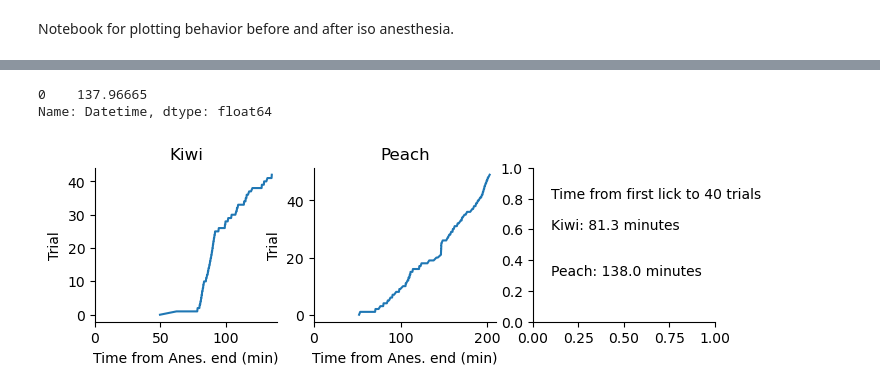
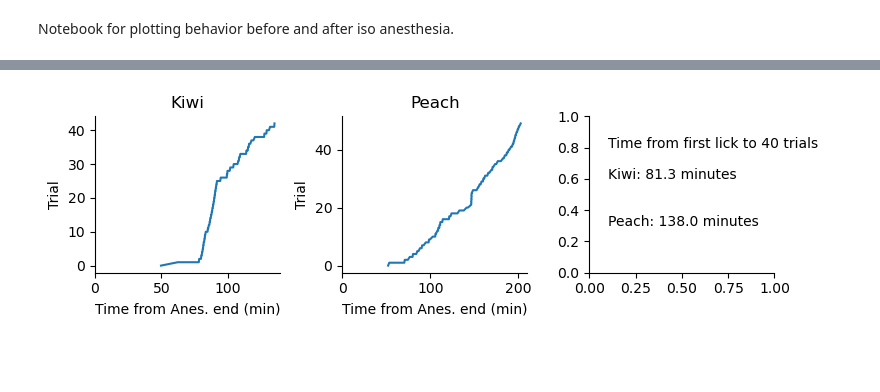
Before and after one commit to nkinsky/Projects_sandbox, a Jupyter notebook: Anesthesia/PostAnesMazeBehavior.ipynb, the cells around one changed output, grey strips where cells are left out. Cells and saved outputs as stored; diff of their text form; code cells hidden in the pictures; blank space fills up the shorter version.

```diff
--- a/Anesthesia/PostAnesMazeBehavior.ipynb
+++ b/Anesthesia/PostAnesMazeBehavior.ipynb
@@ -14,7 +14,7 @@ else:
     if environ["HOSTNAME"] == "lnx00004": # Nat Linux computer
         sys.path.extend(['/data/GitHub/NeuroPy'])
         sys.path.extend(['/data/GitHub/Projects_sandbox'])
-        plot_dir = Path('/home/nkinsky/Dropbox (University of Michigan)/Shared_Folders/KD/Grants/R01_Anesthesia_as_SD')
+        plot_dir = Path('/home/nkinsky/Dropbox (University of Michigan)/Shared_Folders/KD/Grants/R01_Anesthesia_as_SD/plots')
 
 import numpy as np
 import pandas as pd
@@ -71,30 +56,25 @@ Name: Datetime, Length: 85, dtype: float64
-# %%
-(lick_df[lick_df.Trial == 40]["Datetime"].iloc[-1] - lick_df[lick_df.Trial == 0]["Datetime"]).dt.total_seconds() / 60
-# %% [output]
-0    137.96665
-Name: Datetime, dtype: float64
 # %%
 session = "Kiwi"
 
-fig, ax = plt.subplots(1, 3, figsize=(8, 2))
+fig, ax = plt.subplots(1, 3, figsize=(8, 2.5), layout='tight')
 
 ax[2].text(0.1, 0.8, "Time from first lick to 40 trials")
 for ida, (a, session) in enumerate(zip(ax, ["Kiwi", "Peach"])):
     perf_file = sorted(sesh_list[session]["dir"].glob("**/*Performance*.txt"))[0]
     lick_df = behavior.get_lick_data(perf_file)
     lick_df["Datetime"] = lick_df["Datetime"] + pd.Timedelta(hours=12)  # Time was recorded in 12 hr format w/o AM/PM
     lick_df["Time from Anes. end (min)"] = (lick_df["Datetime"] - sesh_list[session]["iso_end"]).dt.total_seconds() / 60
 
 
     sns.lineplot(data=lick_df[lick_df.Correct == 1], x="Time from Anes. end (min)", y="Trial", ax=a)
     a.set_title(session)
     a.set_xlim([0, a.get_xlim()[1]])
 
     time_to_40 = ((lick_df[lick_df.Trial == 40]["Datetime"].iloc[-1] - lick_df[lick_df.Trial == 0]["Datetime"]).dt.total_seconds() / 60).values[0]
     ax[2].text(0.1, 0.6 - ida*0.3, f"{session}: {time_to_40:.1f} minutes")
 
 sns.despine(fig=fig)
 
 fig.savefig(plot_dir / "Time_to_run_following_iso.pdf")
 # %% [output]
-[figure, old version]
+[figure, new version]
```
Also changed, not shown: parts of 2 cells of this notebook, 2 other files.
